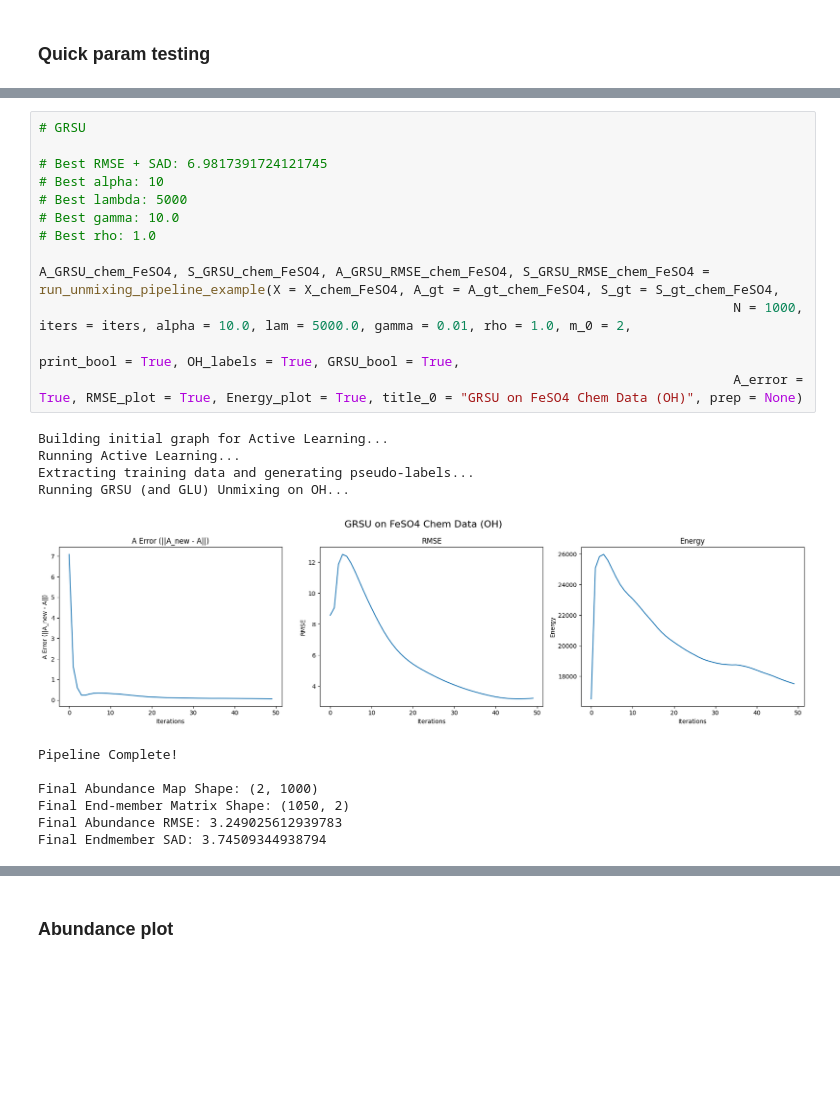
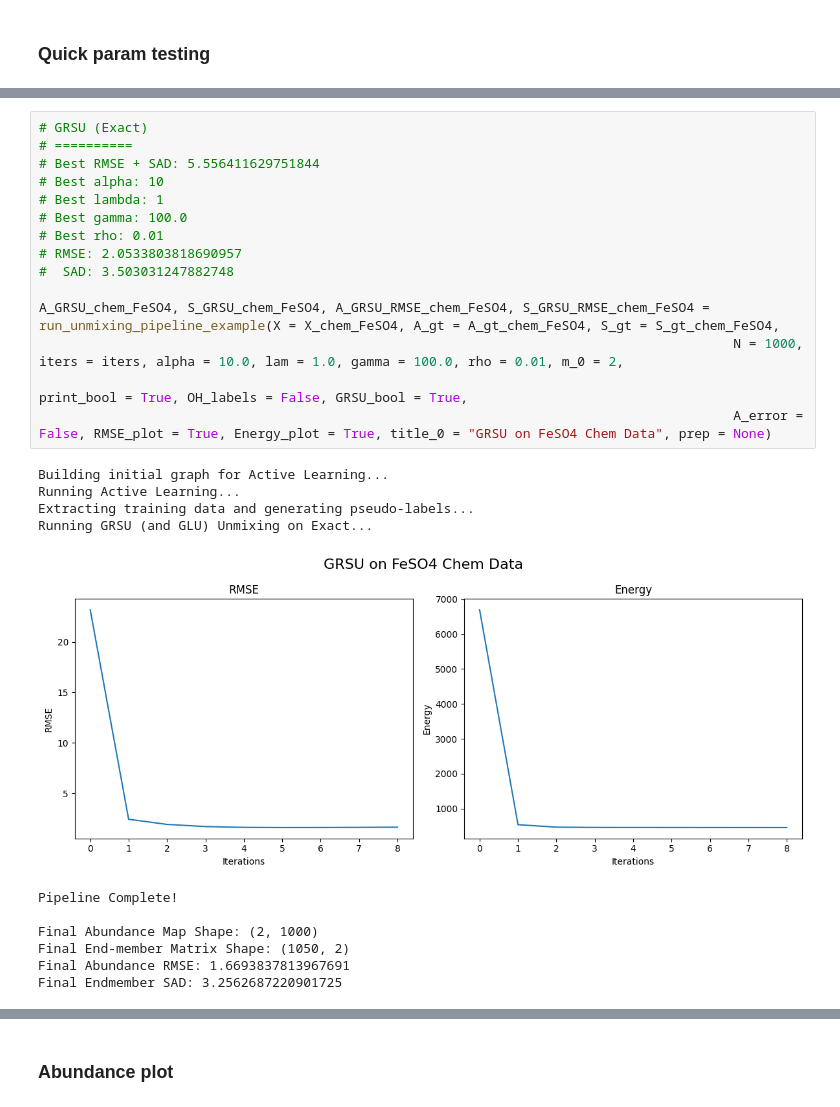
Before and after one commit to mtyler1059/Nearly-Blind-Hyperspectral-Unmixing, a Jupyter notebook: chem_experiments.ipynb, the cells around one changed output, grey strips where cells are left out. Drawn from its saved outputs; the diff is of its cells as text; blank space fills up the shorter version.

```diff
--- a/chem_experiments.ipynb
+++ b/chem_experiments.ipynb
@@ -403,26 +468,28 @@ Best rho: 0.01
 # %%
-# GRSU
-
-# Best RMSE + SAD: 6.9817391724121745
+# GRSU (Exact)
+# ==========
+# Best RMSE + SAD: 5.556411629751844
 # Best alpha: 10
-# Best lambda: 5000
-# Best gamma: 10.0
-# Best rho: 1.0
+# Best lambda: 1
+# Best gamma: 100.0
+# Best rho: 0.01
+# RMSE: 2.0533803818690957
+#  SAD: 3.503031247882748
 
 A_GRSU_chem_FeSO4, S_GRSU_chem_FeSO4, A_GRSU_RMSE_chem_FeSO4, S_GRSU_RMSE_chem_FeSO4 = run_unmixing_pipeline_example(X = X_chem_FeSO4, A_gt = A_gt_chem_FeSO4, S_gt = S_gt_chem_FeSO4,
-                                                                                         N = 1000, iters = iters, alpha = 10.0, lam = 5000.0, gamma = 0.01, rho = 1.0, m_0 = 2,
-                                                                                         print_bool = True, OH_labels = True, GRSU_bool = True,
-                                                                                         A_error = True, RMSE_plot = True, Energy_plot = True, title_0 = "GRSU on FeSO4 Chem Data (OH)", prep = None)
+                                                                                         N = 1000, iters = iters, alpha = 10.0, lam = 1.0, gamma = 100.0, rho = 0.01, m_0 = 2,
+                                                                                         print_bool = True, OH_labels = False, GRSU_bool = True,
+                                                                                         A_error = False, RMSE_plot = True, Energy_plot = True, title_0 = "GRSU on FeSO4 Chem Data", prep = None)
 # %% [output]
 Building initial graph for Active Learning...
 Running Active Learning...
 Extracting training data and generating pseudo-labels...
-Running GRSU (and GLU) Unmixing on OH...
+Running GRSU (and GLU) Unmixing on Exact...
-[figure, old version]
+[figure, new version]
 Pipeline Complete!
 
 Final Abundance Map Shape: (2, 1000)
 Final End-member Matrix Shape: (1050, 2)
-Final Abundance RMSE: 3.249025612939783
-Final Endmember SAD: 3.74509344938794
+Final Abundance RMSE: 1.6693837813967691
+Final Endmember SAD: 3.2562687220901725
 # %%
```
Also changed, not shown: parts of 53 cells of this notebook, 1 other file.
